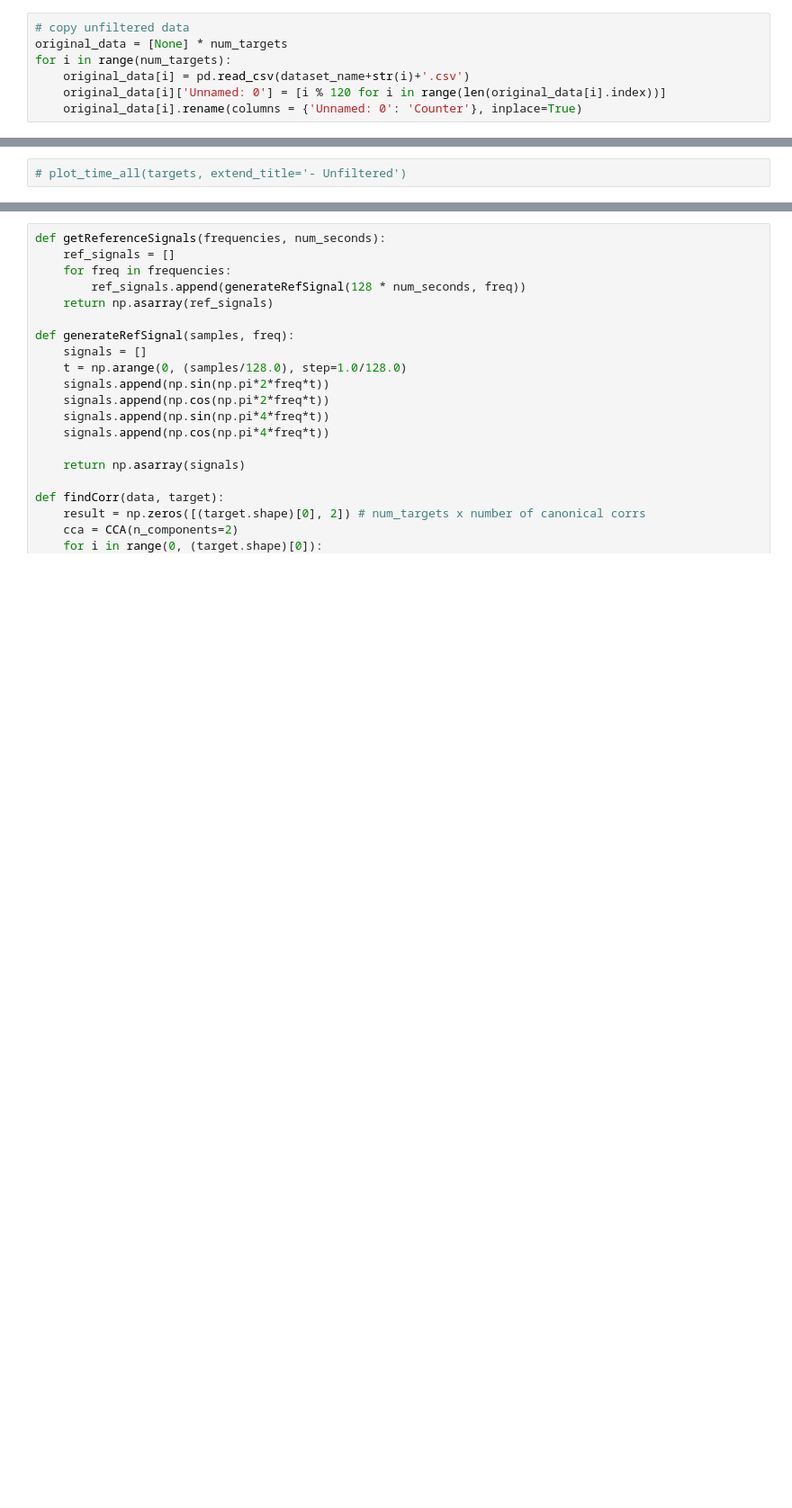
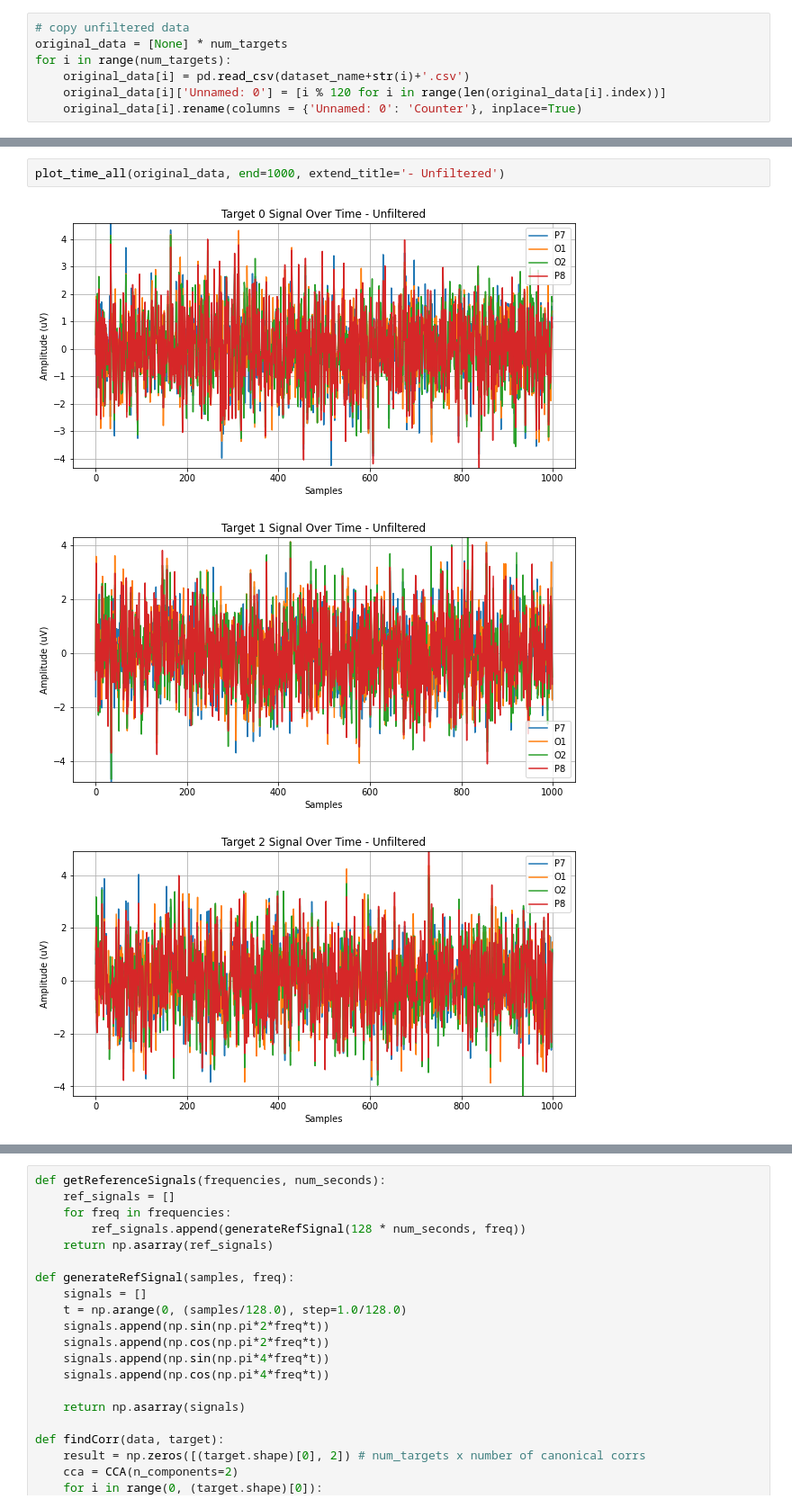
Before and after one commit to salzaabi/CapstoneJ8, a Jupyter notebook: simulated_predictions.ipynb, the cells around one changed output, grey strips where cells are left out. Shown at 90% size. Cells and saved outputs as stored; diff of their text form; blank space fills up the shorter version.

```diff
--- a/simulated_predictions.ipynb
+++ b/simulated_predictions.ipynb
@@ -158,5 +164,9 @@ def plot_power_all(data, start=0, end=60, extend_title=''):
         axs.flatten()[i].set_ylabel('PSD (V^2/Hz)')
         axs.flatten()[i].legend()
     plt.show()
-# %%
-# plot_time_all(targets, extend_title='- Unfiltered')
+# %%
+plot_time_all(original_data, end=1000, extend_title='- Unfiltered')
+# %% [output]
+[figure, added]
+[figure, added]
+[figure, added]
```
Also changed, not shown: parts of 14 cells of this notebook, 49 other files.
